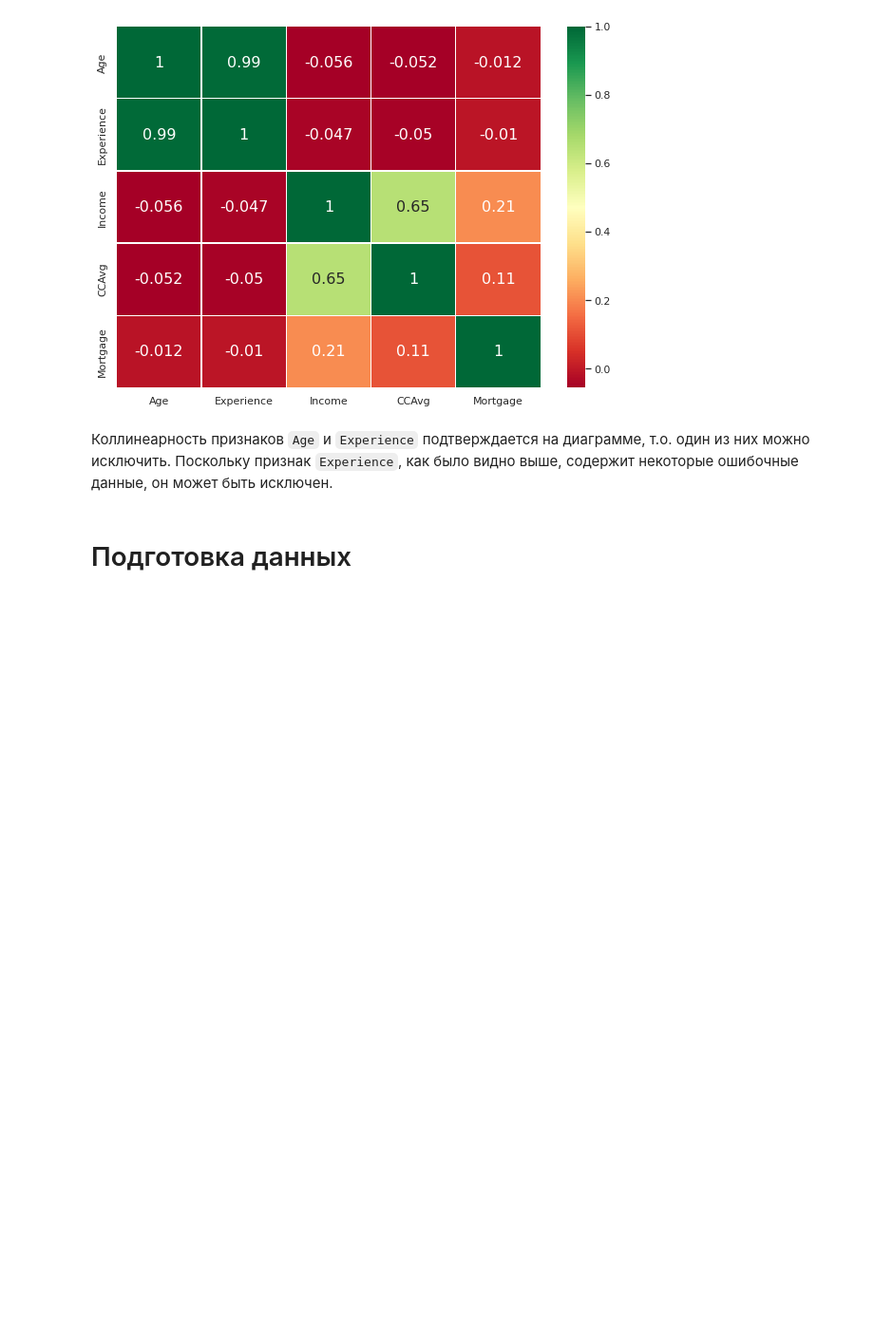
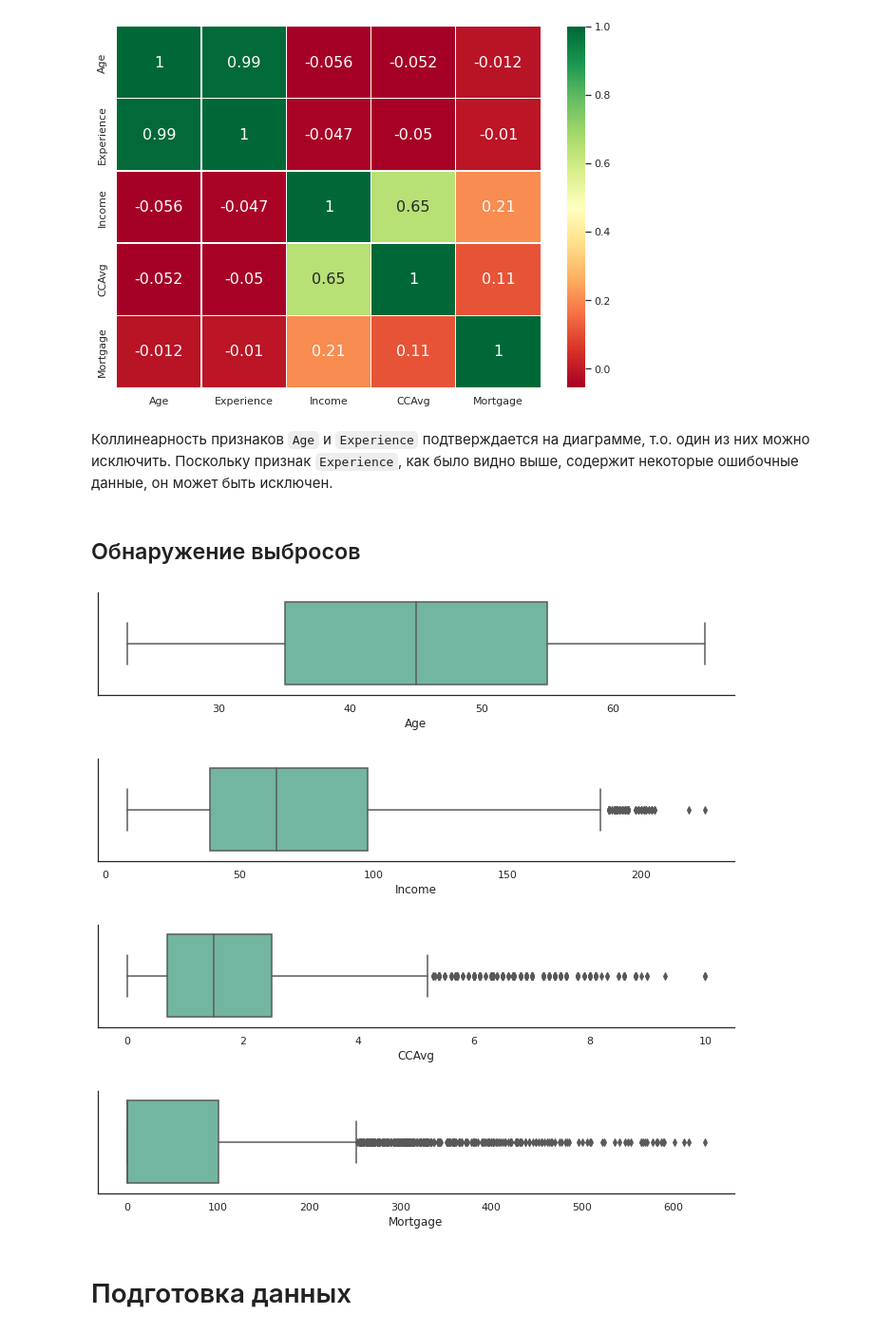
Before and after one commit to week8day/ML-courses, a Jupyter notebook: Neimark/Bank_Personal_Loan.ipynb, the cells around one changed output. Shown: that part at 95% size. Cells and saved outputs as stored; diff of their text form; code cells hidden in the pictures; blank space fills up the shorter version.

```diff
--- a/Neimark/Bank_Personal_Loan.ipynb
+++ b/Neimark/Bank_Personal_Loan.ipynb
@@ -427,6 +427,20 @@ sns.heatmap(df.corr(), annot=True, cmap='RdYlGn', linewidths=0.2, annot_kws={'si
 Коллинеарность признаков `Age` и `Experience` подтверждается на диаграмме, т.о. один из них можно исключить. Поскольку признак `Experience`, как было видно выше, содержит некоторые ошибочные данные, он может быть исключен.
 # %%
 df.drop(['Experience'], axis=1, inplace=True)
+# %% [markdown]
+## Обнаружение выбросов
+# %%
+sns.set_palette(sns.color_palette("Set2"))
+
+for c in ['Age', 'Income', 'CCAvg', 'Mortgage']:
+  fig, ax = plt.subplots(figsize=(12, 2))
+  sns.boxplot(x=df[c], ax=ax)
+  plt.show()
+# %% [output]
+[figure, added]
+[figure, added]
+[figure, added]
+[figure, added]
 # %% [markdown]
 # Подготовка данных
 # %% [markdown]
```
